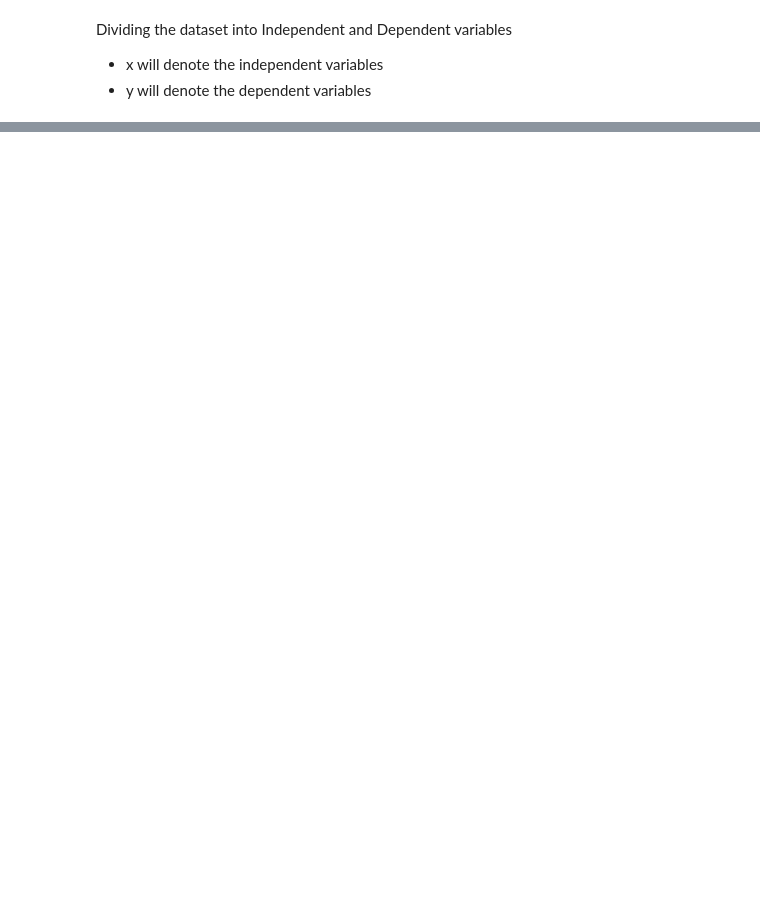
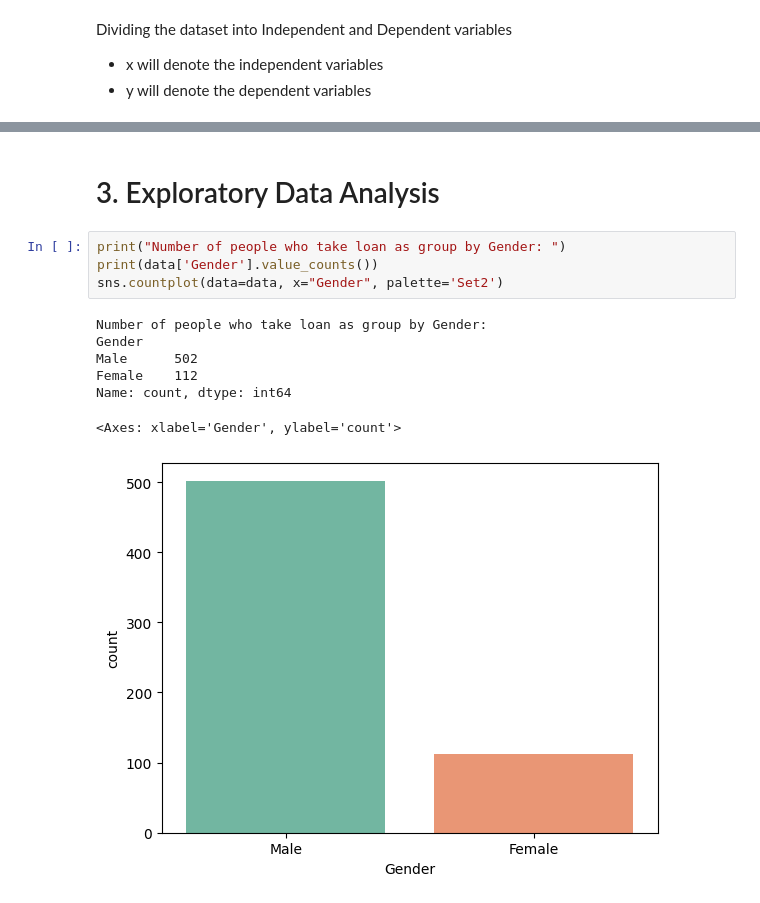
Before and after one commit to mechadns/loan-amount-prediction, a Jupyter notebook: Loan Amount Prediction.ipynb, the cells around one changed output, grey strips where cells are left out. Cells and saved outputs as stored; diff of their text form; blank space fills up the shorter version.

Commit message:
Exploratory Data Analysis

```diff
--- a/Loan Amount Prediction.ipynb
+++ b/Loan Amount Prediction.ipynb
@@ -152,0 +206,14 @@ Dividing the dataset into Independent and Dependent variables
+# %% [markdown]
+# 3. Exploratory Data Analysis
+# %%
+print("Number of people who take loan as group by Gender: ")
+print(data['Gender'].value_counts())
+sns.countplot(data=data, x="Gender", palette='Set2')
+# %% [output]
+Number of people who take loan as group by Gender:
+Gender
+Male      502
+Female    112
+Name: count, dtype: int64
+<Axes: xlabel='Gender', ylabel='count'>
+[figure, added]
```
Also changed, not shown: parts of 10 cells of this notebook.
